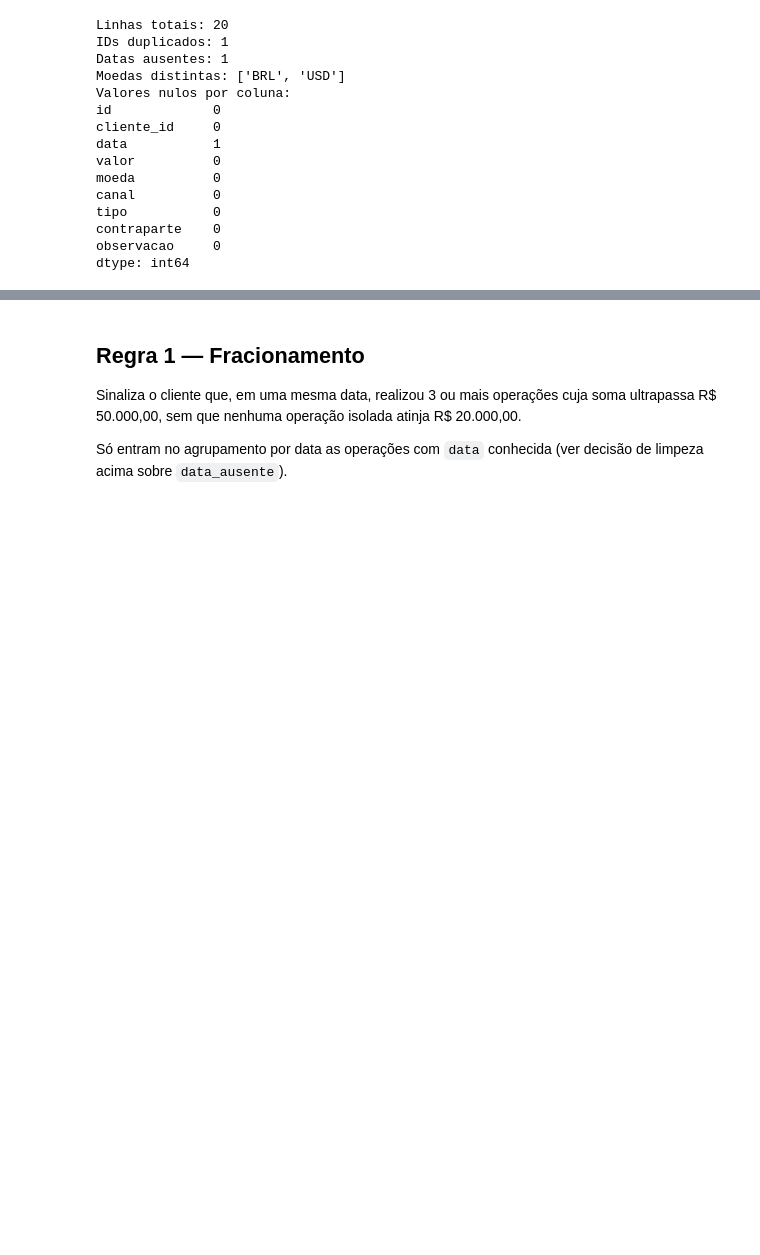
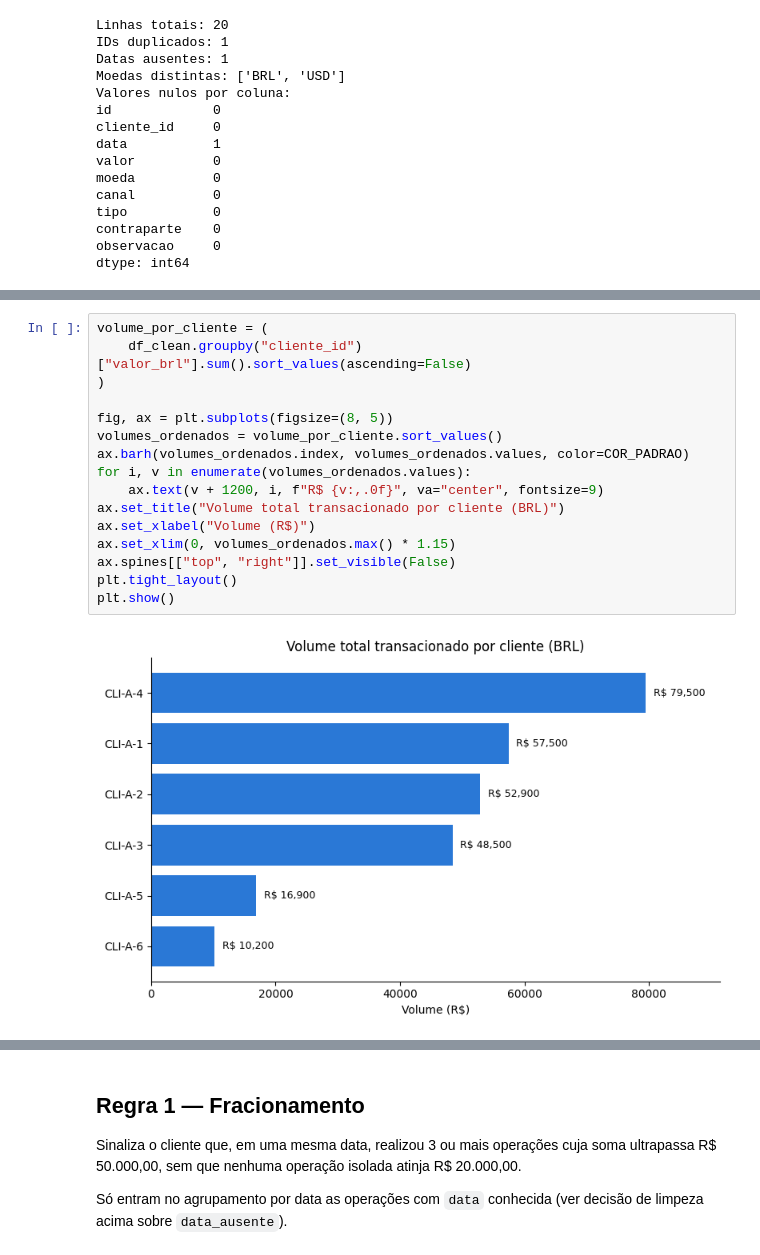
Before and after one commit to pedronery07/desafio-tecnico-itau, a Jupyter notebook: nivel_1/nivel_1.ipynb, the cells around one changed output, grey strips where cells are left out. Cells and saved outputs as stored; diff of their text form; blank space fills up the shorter version.

```diff
--- a/nivel_1/nivel_1.ipynb
+++ b/nivel_1/nivel_1.ipynb
@@ -121,0 +207,18 @@ Name: count, dtype: int64
+# %%
+volume_por_cliente = (
+    df_clean.groupby("cliente_id")["valor_brl"].sum().sort_values(ascending=False)
+)
+
+fig, ax = plt.subplots(figsize=(8, 5))
+volumes_ordenados = volume_por_cliente.sort_values()
+ax.barh(volumes_ordenados.index, volumes_ordenados.values, color=COR_PADRAO)
+for i, v in enumerate(volumes_ordenados.values):
+    ax.text(v + 1200, i, f"R$ {v:,.0f}", va="center", fontsize=9)
+ax.set_title("Volume total transacionado por cliente (BRL)")
+ax.set_xlabel("Volume (R$)")
+ax.set_xlim(0, volumes_ordenados.max() * 1.15)
+ax.spines[["top", "right"]].set_visible(False)
+plt.tight_layout()
+plt.show()
+# %% [output]
+[figure, added]
```
Also changed, not shown: parts of 19 cells of this notebook, 1 other file.
